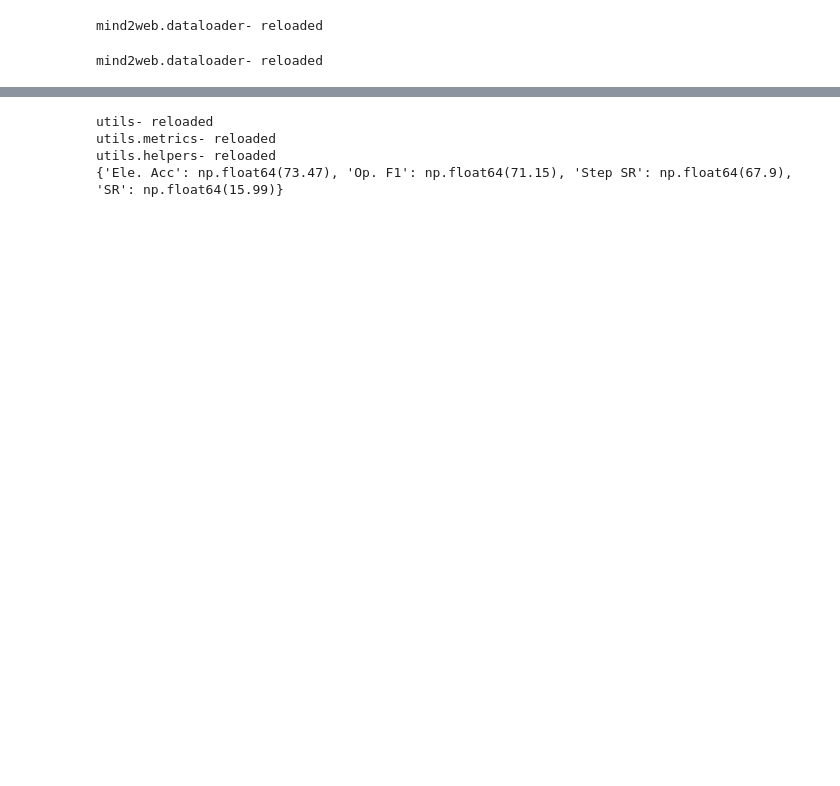
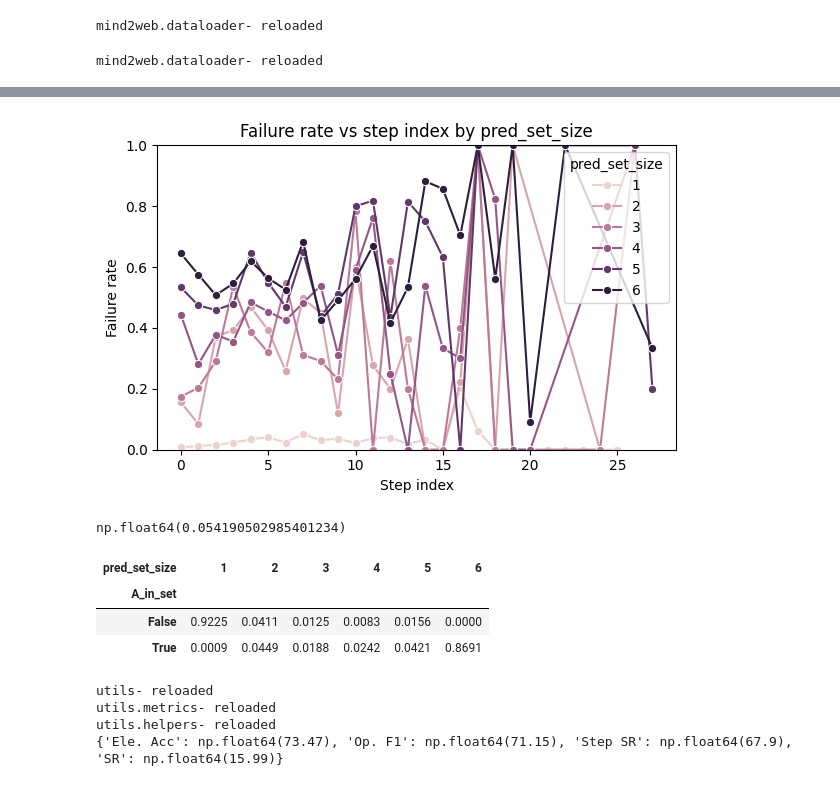
Before and after one commit to amitxy/Robots-That-Ask-For-Help-Over-The-Horizon, a Jupyter notebook: research.ipynb, the cells around one changed output, grey strips where cells are left out. Saved outputs shown, nothing was run; the diff lists cells and outputs as text; code cells hidden in the pictures; blank space fills up the shorter version.

```diff
--- a/research.ipynb
+++ b/research.ipynb
@@ -347,3 +325,24 @@ Ask prob 0.2625, per_task: 0.2553 | Ask prob 0.2316, per_task: 0.2262
+# %%
+utils.plot.failure_rate_vs_step_length(results_df)
+# %% [output]
+[figure, added]
+# %%
+df[df['correct'] == False]['target_label'].value_counts()
+# results_df[results_df['correct'] == False]['target_label'].value_counts()
+df.groupby('annotation_id').apply(lambda x: 'A' == x['target_label']).mean()
+# %% [output]
+np.float64(0.054190502985401234)
+# %%
+pd.qcut(results_df["target_prob"], q=5, duplicates="drop")
+
+df = results_df.copy()
+df["A_in_set"] = df["pred_set"].apply(lambda s: "A" in s)
+pd.crosstab(df["A_in_set"], df["pred_set_size"], normalize="index")
+# %% [output]
+| pred_set_size | 1 | 2 | 3 | 4 | 5 | 6 |
+| A_in_set |  |  |  |  |  |  |
+| False | 0.9225 | 0.0411 | 0.0125 | 0.0083 | 0.0156 | 0.0000 |
+| True | 0.0009 | 0.0449 | 0.0188 | 0.0242 | 0.0421 | 0.8691 |
 # %%
 utils.reload('utils', 'utils.metrics', 'utils.helpers')
 print(utils.metrics.compute_mind2web_metrics(test_df))
```
Also changed, not shown: parts of 10 cells of this notebook, 1 other file.
